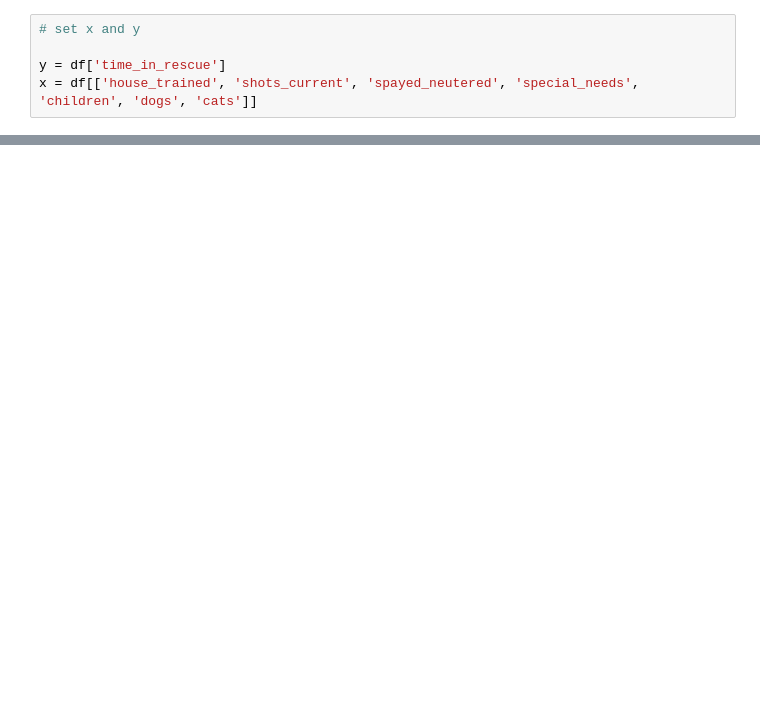
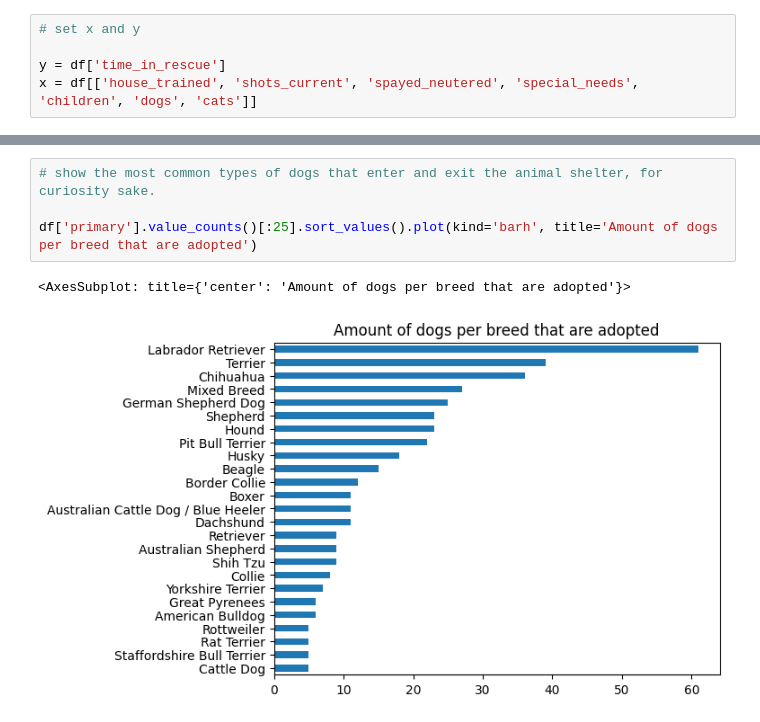
Before and after one commit to BillBelieve/Dog-Adoption-Data-Science-Project, a Jupyter notebook: Project Data Science/data transformation.ipynb, the cells around one changed output, grey strips where cells are left out. Saved outputs shown, nothing was run; the diff lists cells and outputs as text; blank space fills up the shorter version.

Commit message:
paar descriptieve plots gemaakt van de data at hand.

```diff
--- a/Project Data Science/data transformation.ipynb
+++ b/Project Data Science/data transformation.ipynb
@@ -268,0 +281,7 @@ df.corr()
+# %%
+# show the most common types of dogs that enter and exit the animal shelter, for curiosity sake.
+
+df['primary'].value_counts()[:25].sort_values().plot(kind='barh', title='Amount of dogs per breed that are adopted')
+# %% [output]
+<AxesSubplot: title={'center': 'Amount of dogs per breed that are adopted'}>
+[figure, added]
```
Also changed, not shown: parts of 11 cells of this notebook, 1 other file.
